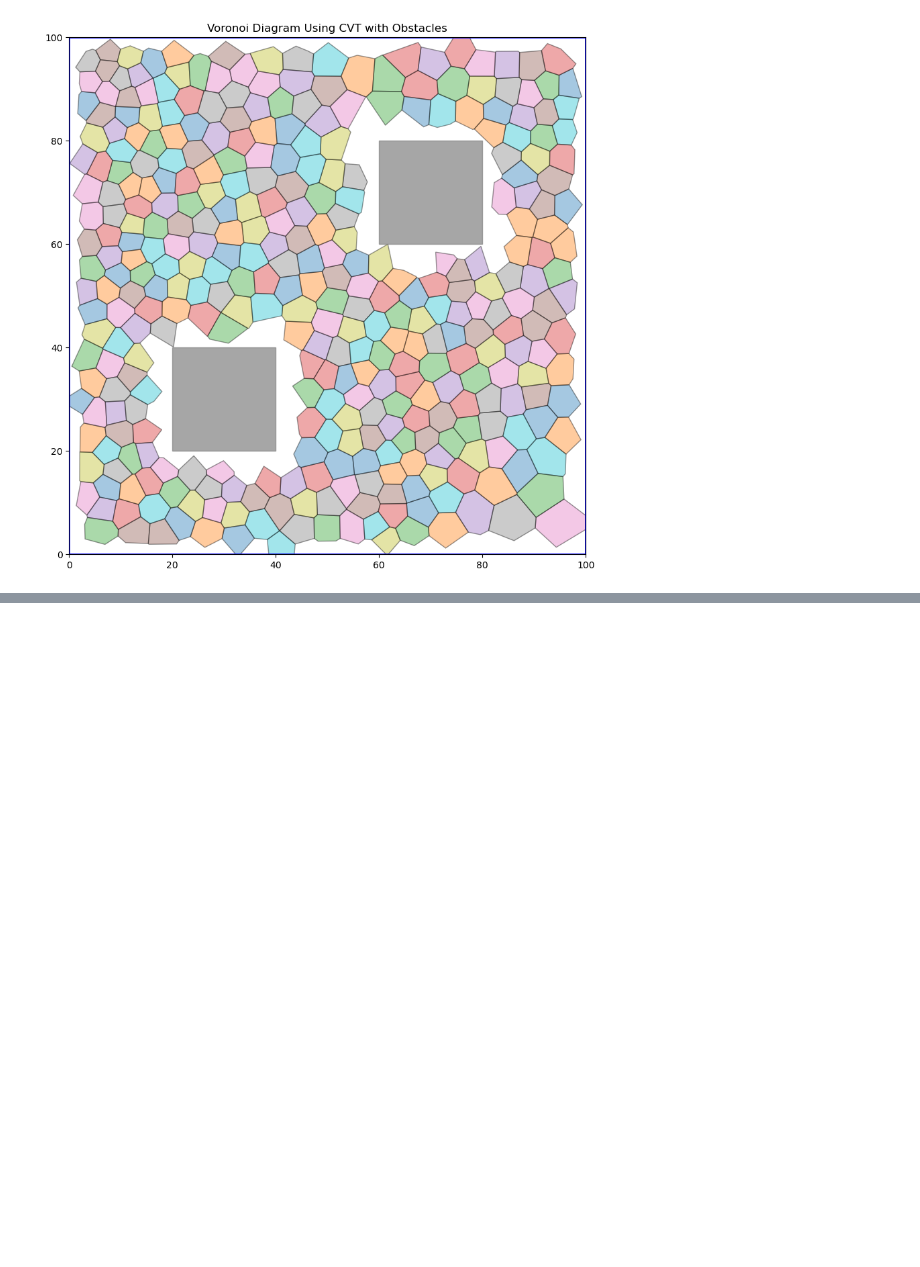
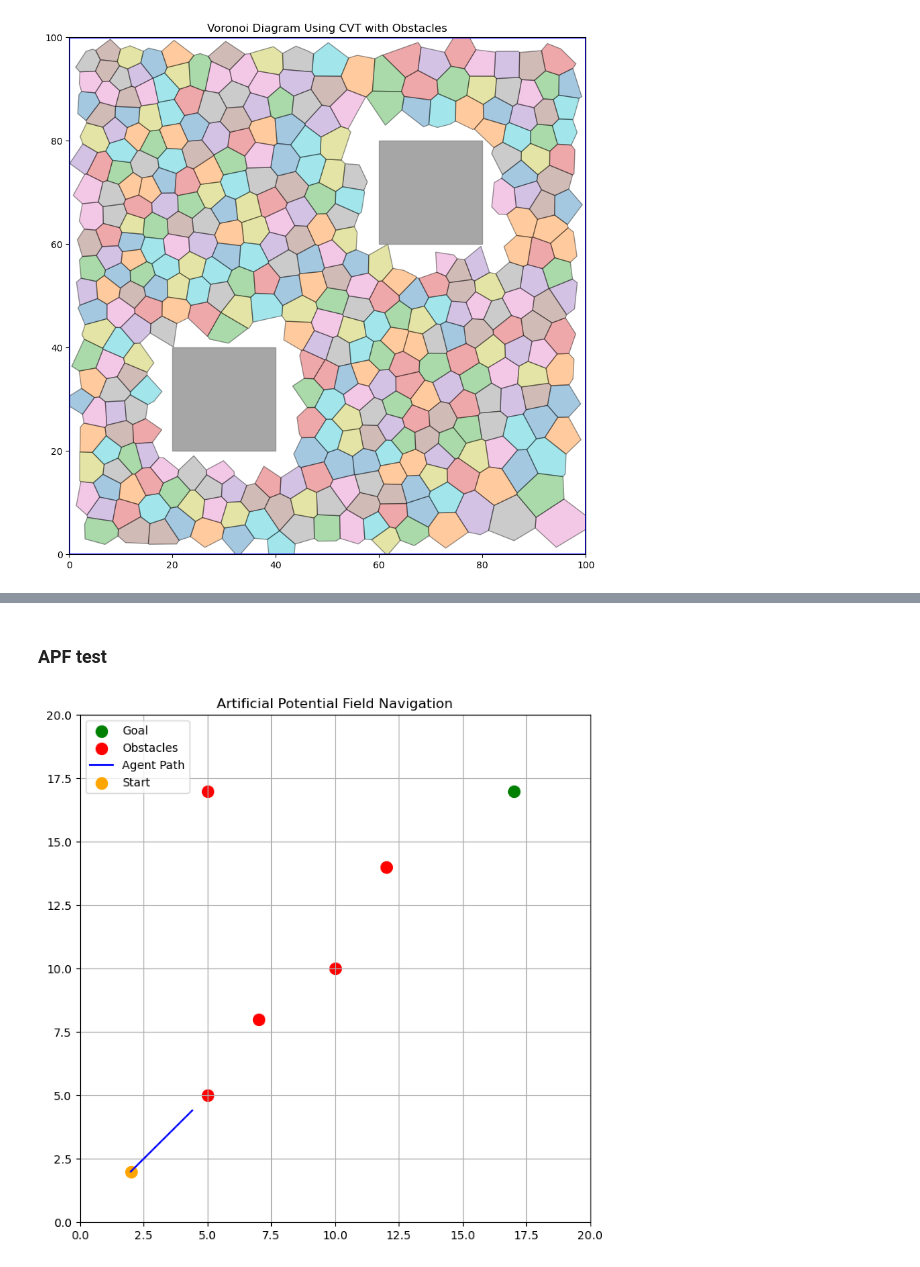
Before and after one commit to Zander-M/ST_Gaussian_PRM, a Jupyter notebook: tests.ipynb, the cells around one changed output, grey strips where cells are left out. Saved outputs shown, nothing was run; the diff lists cells and outputs as text; code cells hidden in the pictures; blank space fills up the shorter version.

```diff
--- a/tests.ipynb
+++ b/tests.ipynb
@@ -499,0 +840,80 @@ plot_voronoi(voronoi, bounding_polygon, obstacles)
+# %% [markdown]
+### APF test
+# %%
+import numpy as np
+import matplotlib.pyplot as plt
+
+# Parameters for the artificial potential field
+def attractive_potential(pos, goal, zeta=1.0):
+    """Attractive potential (pulls agent toward goal)"""
+    return 0.5 * zeta * np.linalg.norm(pos - goal) ** 2
+
+def attractive_force(pos, goal, zeta=1.0):
+    """Attractive force derived from the attractive potential"""
+    return -zeta * (pos - goal)
+
+def repulsive_potential(pos, obstacle, eta=100.0, Q=1.0):
+    """Repulsive potential (pushes agent away from obstacles)"""
+    dist = np.linalg.norm(pos - obstacle)
+    if dist <= Q:
+        return 0.5 * eta * ((1.0 / dist - 1.0 / Q) ** 2)
+    else:
+        return 0
+
+def repulsive_force(pos, obstacle, eta=100.0, Q=1.0):
+    """Repulsive force derived from the repulsive potential"""
+    dist = np.linalg.norm(pos - obstacle)
+    if dist <= Q:
+        return eta * (1.0 / dist - 1.0 / Q) * (1.0 / dist ** 3) * (pos - obstacle)
+    else:
+        return np.array([0.0, 0.0])
+
+def total_force(pos, goal, obstacles):
+    """Compute the total force acting on the agent at a given position"""
+    total_f = attractive_force(pos, goal)
+    for obs in obstacles:
+        total_f += repulsive_force(pos, obs)
+    return total_f
+
+# Environment setup
+grid_size = (20, 20)
+start = np.array([2, 2])
+goal = np.array([17, 17])
+obstacles = np.array([[5, 5], [10, 10], [12, 14], [5, 17], [7, 8]])  # Example obstacle locations
+
+# Simulation parameters
+max_iterations = 1000
+epsilon = 0.1  # Step size
+threshold = 0.5  # Distance to goal to stop
+
+# Initialize position
+pos = start.copy()
+trajectory = [pos.copy()]  # Store the trajectory for visualization
+
+# Planning loop using artificial potential field
+for i in range(max_iterations):
+    force = total_force(pos, goal, obstacles)
+    pos = pos + epsilon * force / np.linalg.norm(force)
+    trajectory.append(pos.copy())
+
+    # Stop if the agent reaches the goal
+    if np.linalg.norm(pos - goal) < threshold:
+        print(f"Reached goal in {i} iterations")
+        break
+
+# Visualization
+trajectory = np.array(trajectory)
+
+plt.figure(figsize=(8, 8))
+plt.grid(True)
+plt.xlim(0, grid_size[0])
+plt.ylim(0, grid_size[1])
+plt.scatter(goal[0], goal[1], color='green', label="Goal", s=100)
+plt.scatter(obstacles[:, 0], obstacles[:, 1], color='red', label="Obstacles", s=100)
+plt.plot(trajectory[:, 0], trajectory[:, 1], color='blue', label="Agent Path")
+plt.scatter(start[0], start[1], color='orange', label="Start", s=100)
+plt.legend()
+plt.title('Artificial Potential Field Navigation')
+plt.show()
+# %% [output]
+[figure, added]
```
Also changed, not shown: parts of 7 cells of this notebook, 12 other files.
